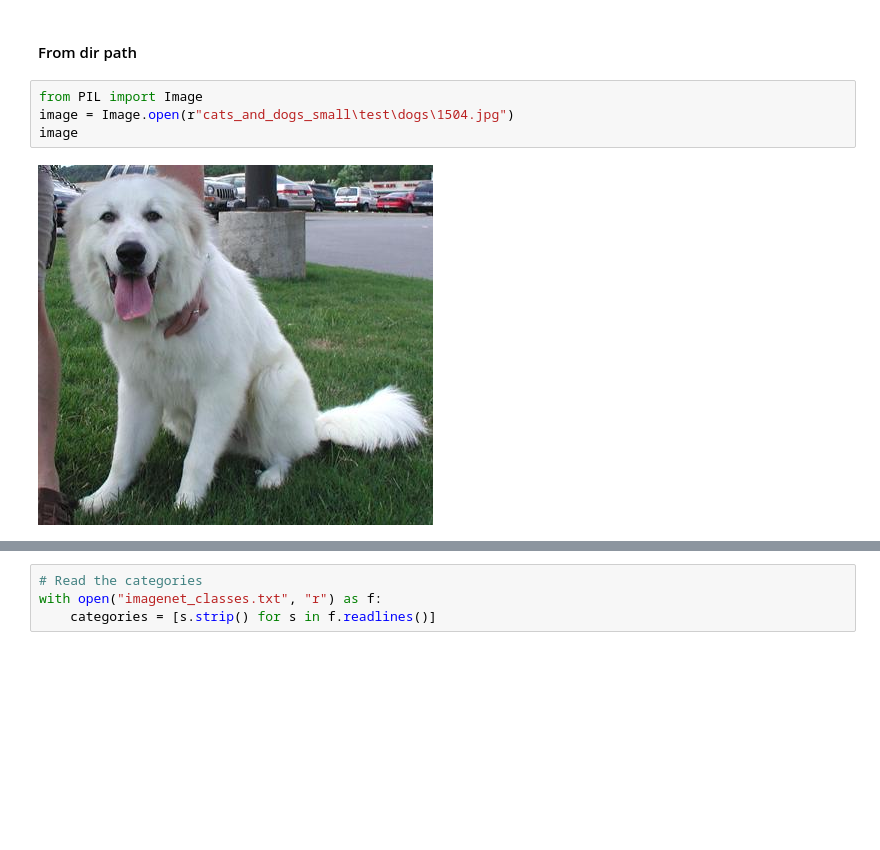
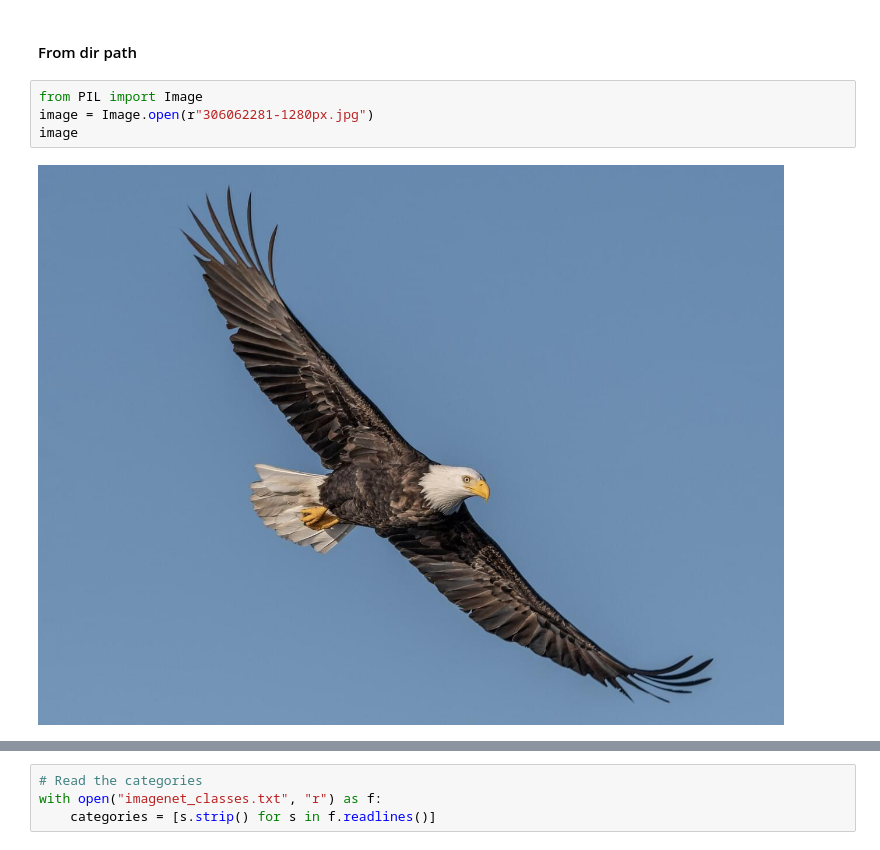
Before and after one commit to RiccardoDAndrea/SceneDetect, a Jupyter notebook: analyse_v2.ipynb, the cells around one changed output, grey strips where cells are left out. Saved outputs shown, nothing was run; the diff lists cells and outputs as text; blank space fills up the shorter version.

```diff
--- a/analyse_v2.ipynb
+++ b/analyse_v2.ipynb
@@ -682,10 +684,10 @@ plt.show()
 #### From dir path
 # %%
 from PIL import Image
-image = Image.open(r"cats_and_dogs_small\test\dogs\1504.jpg")
+image = Image.open(r"306062281-1280px.jpg")
 image
 # %% [output]
-[figure, old version]
+[figure, new version]
 # %%
 # sample execution (requires torchvision)
 from PIL import Image
```
Also changed, not shown: parts of 9 cells of this notebook.
